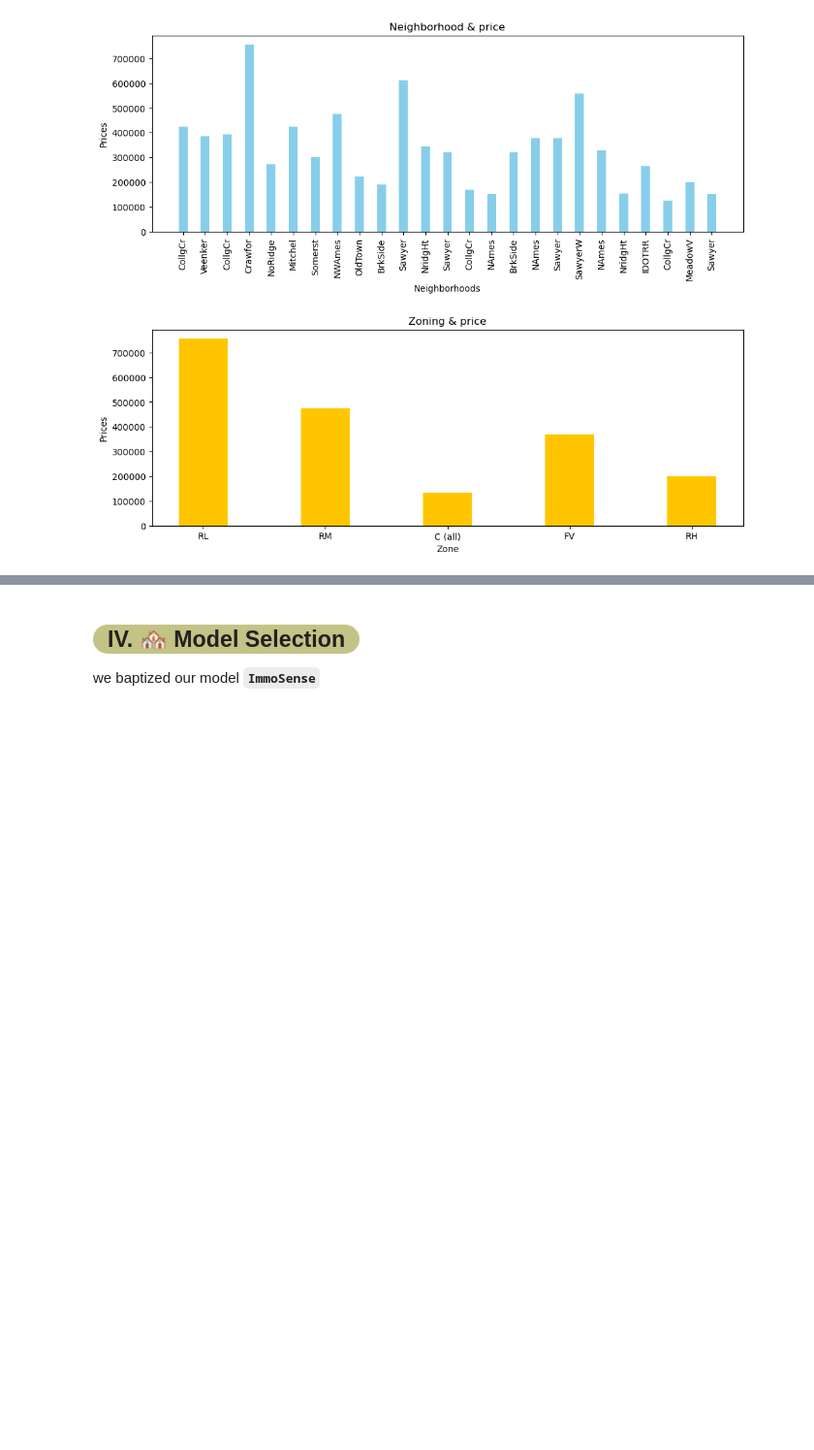
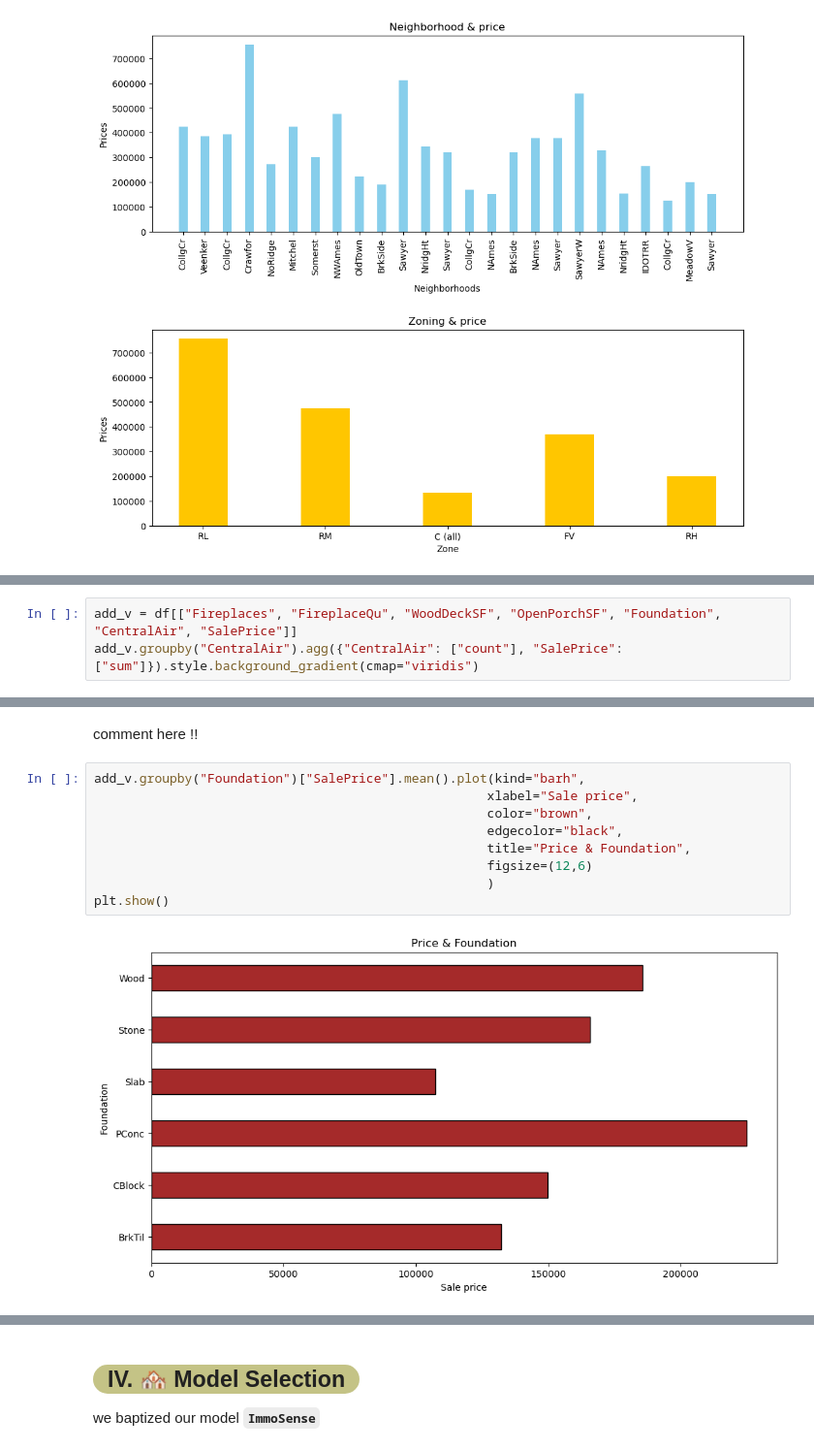
Before and after one commit to superMass14/immoSense, a Jupyter notebook: notebook/main.ipynb, the cells around one changed output, grey strips where cells are left out. Shown: that part at 97% size. Cells and saved outputs as stored; diff of their text form; blank space fills up the shorter version.

Commit message:
change: some plot addition + last section on process + comment must be added

```diff
--- a/notebook/main.ipynb
+++ b/notebook/main.ipynb
@@ -383,0 +364,3 @@ plt.show()
+# %%
+add_v = df[["Fireplaces", "FireplaceQu", "WoodDeckSF", "OpenPorchSF", "Foundation", "CentralAir", "SalePrice"]]
+add_v.groupby("CentralAir").agg({"CentralAir": ["count"], "SalePrice": ["sum"]}).style.background_gradient(cmap="viridis")
@@ -383,0 +383,13 @@ plt.show()
+# %% [markdown]
+comment here !!
+# %%
+add_v.groupby("Foundation")["SalePrice"].mean().plot(kind="barh",
+                                                    xlabel="Sale price",
+                                                    color="brown",
+                                                    edgecolor="black",
+                                                    title="Price & Foundation",
+                                                    figsize=(12,6)
+                                                    )
+plt.show()
+# %% [output]
+[figure, added]
```
Also changed, not shown: parts of 15 cells of this notebook.
